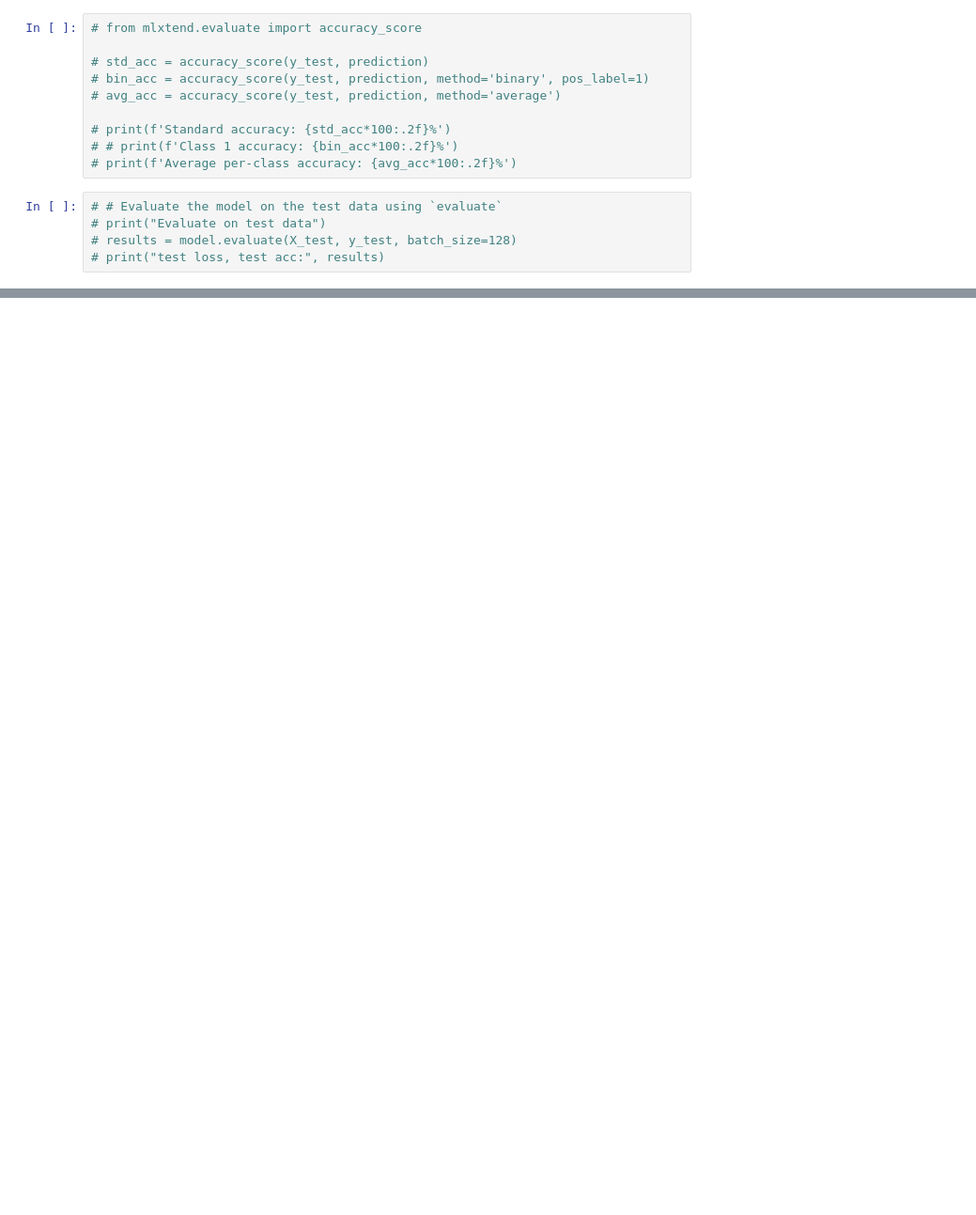
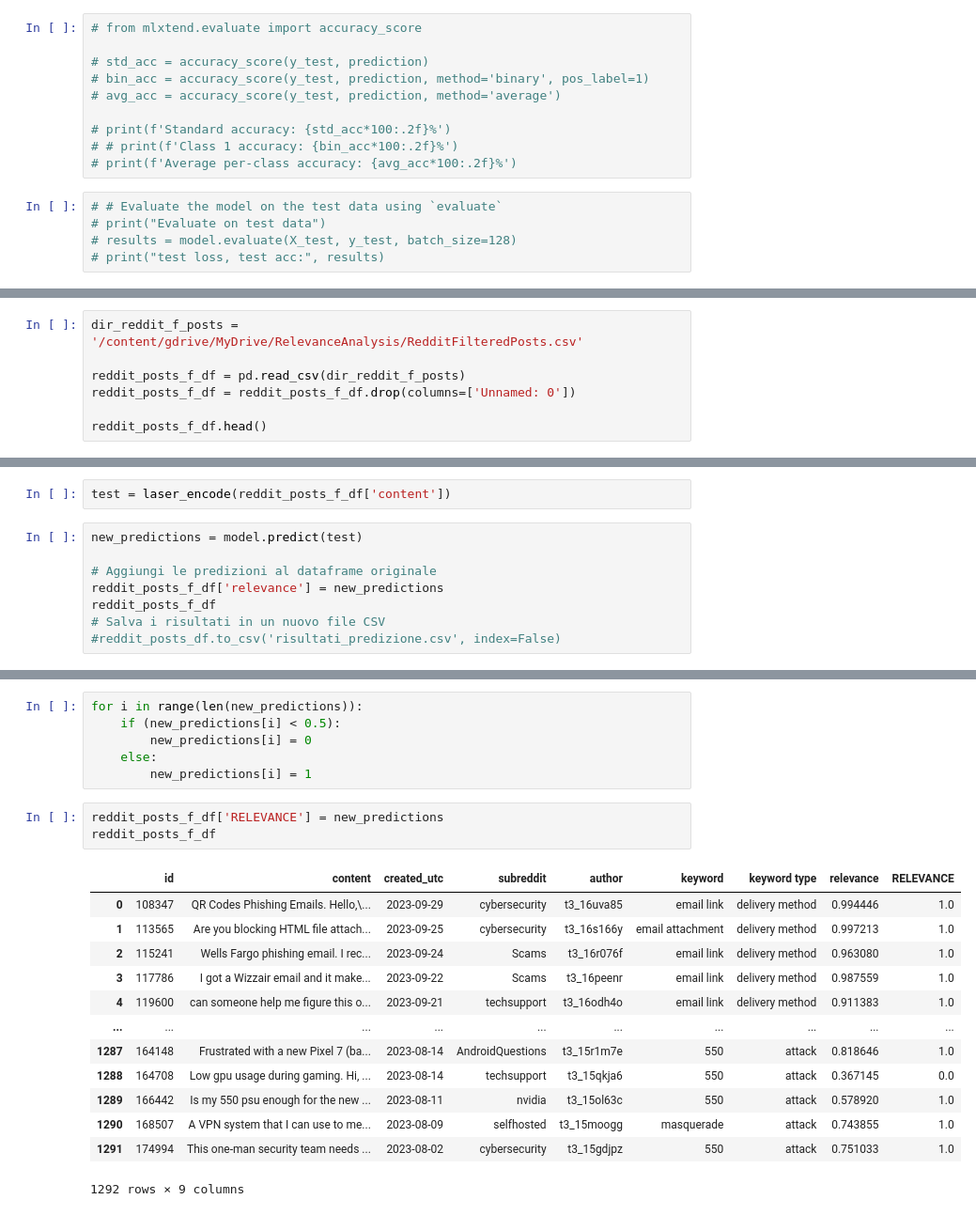
Before and after one commit to giusti-leo/CS-AWARE-NEXT-2024, a Jupyter notebook: RelevanceModelsTraining.ipynb, the cells around one changed output, grey strips where cells are left out. Shown at 94% size. Saved outputs shown, nothing was run; the diff lists cells and outputs as text; blank space fills up the shorter version.

```diff
--- a/RelevanceModelsTraining.ipynb
+++ b/RelevanceModelsTraining.ipynb
@@ -570,0 +862,7 @@ matrix.diagonal()/matrix.sum(axis=1)
+# %%
+dir_reddit_f_posts = '/content/gdrive/MyDrive/RelevanceAnalysis/RedditFilteredPosts.csv'
+
+reddit_posts_f_df = pd.read_csv(dir_reddit_f_posts)
+reddit_posts_f_df = reddit_posts_f_df.drop(columns=['Unnamed: 0'])
+
+reddit_posts_f_df.head()
@@ -570,0 +876,10 @@ matrix.diagonal()/matrix.sum(axis=1)
+# %%
+test = laser_encode(reddit_posts_f_df['content'])
+# %%
+new_predictions = model.predict(test)
+
+# Aggiungi le predizioni al dataframe originale
+reddit_posts_f_df['relevance'] = new_predictions
+reddit_posts_f_df
+# Salva i risultati in un nuovo file CSV
+#reddit_posts_df.to_csv('risultati_predizione.csv', index=False)
@@ -570,0 +901,23 @@ matrix.diagonal()/matrix.sum(axis=1)
+# %%
+for i in range(len(new_predictions)):
+    if (new_predictions[i] < 0.5):
+        new_predictions[i] = 0
+    else:
+        new_predictions[i] = 1
+# %%
+reddit_posts_f_df['RELEVANCE'] = new_predictions
+reddit_posts_f_df
+# %% [output]
+|  | id | content | created_utc | subreddit | author | keyword | keyword type | relevance | RELEVANCE |
+| 0 | 108347 | QR Codes Phishing Emails. Hello,\... | 2023-09-29 | cybersecurity | t3_16uva85 | email link | delivery method | 0.994446 | 1.0 |
+| 1 | 113565 | Are you blocking HTML file attach... | 2023-09-25 | cybersecurity | t3_16s166y | email attachment | delivery method | 0.997213 | 1.0 |
+| 2 | 115241 | Wells Fargo phishing email. I rec... | 2023-09-24 | Scams | t3_16r076f | email link | delivery method | 0.963080 | 1.0 |
+| 3 | 117786 | I got a Wizzair email and it make... | 2023-09-22 | Scams | t3_16peenr | email link | delivery method | 0.987559 | 1.0 |
+| 4 | 119600 | can someone help me figure this o... | 2023-09-21 | techsupport | t3_16odh4o | email link | delivery method | 0.911383 | 1.0 |
+| ... | ... | ... | ... | ... | ... | ... | ... | ... | ... |
+| 1287 | 164148 | Frustrated with a new Pixel 7 (ba... | 2023-08-14 | AndroidQuestions | t3_15r1m7e | 550 | attack | 0.818646 | 1.0 |
+| 1288 | 164708 | Low gpu usage during gaming. Hi, ... | 2023-08-14 | techsupport | t3_15qkja6 | 550 | attack | 0.367145 | 0.0 |
+| 1289 | 166442 | Is my 550 psu enough for the new ... | 2023-08-11 | nvidia | t3_15ol63c | 550 | attack | 0.578920 | 1.0 |
+| 1290 | 168507 | A VPN system that I can use to me... | 2023-08-09 | selfhosted | t3_15moogg | masquerade | attack | 0.743855 | 1.0 |
+| 1291 | 174994 | This one-man security team needs ... | 2023-08-02 | cybersecurity | t3_15gdjpz | 550 | attack | 0.751033 | 1.0 |
+1292 rows × 9 columns
```
Also changed, not shown: parts of 61 cells of this notebook, 25 other files.
